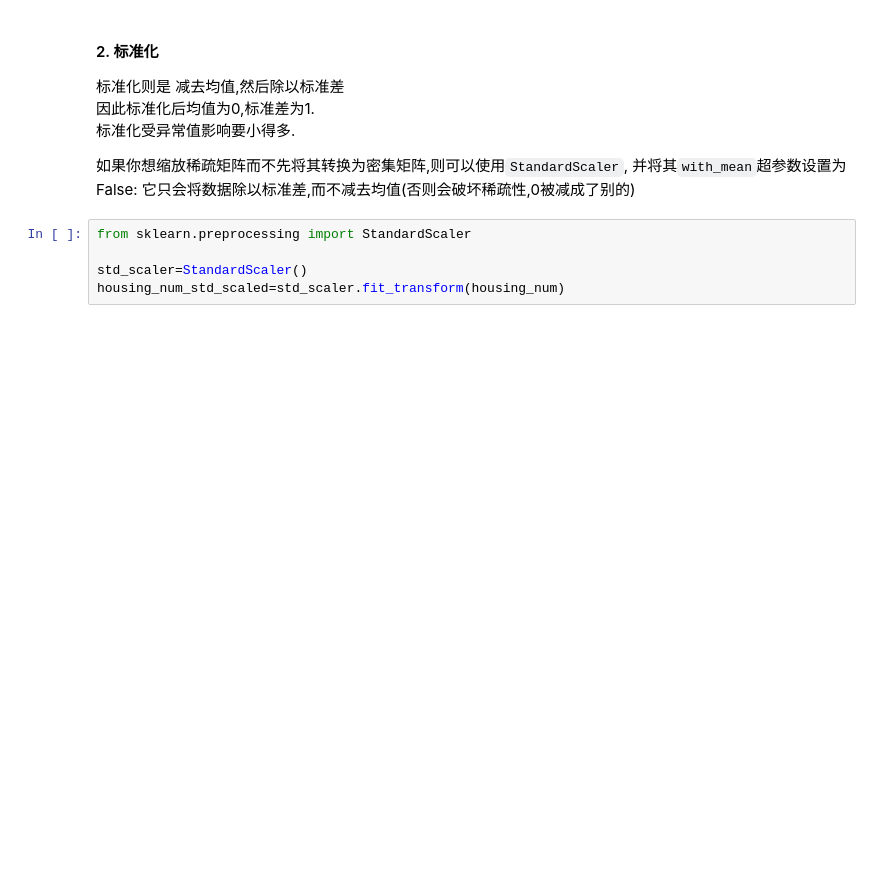
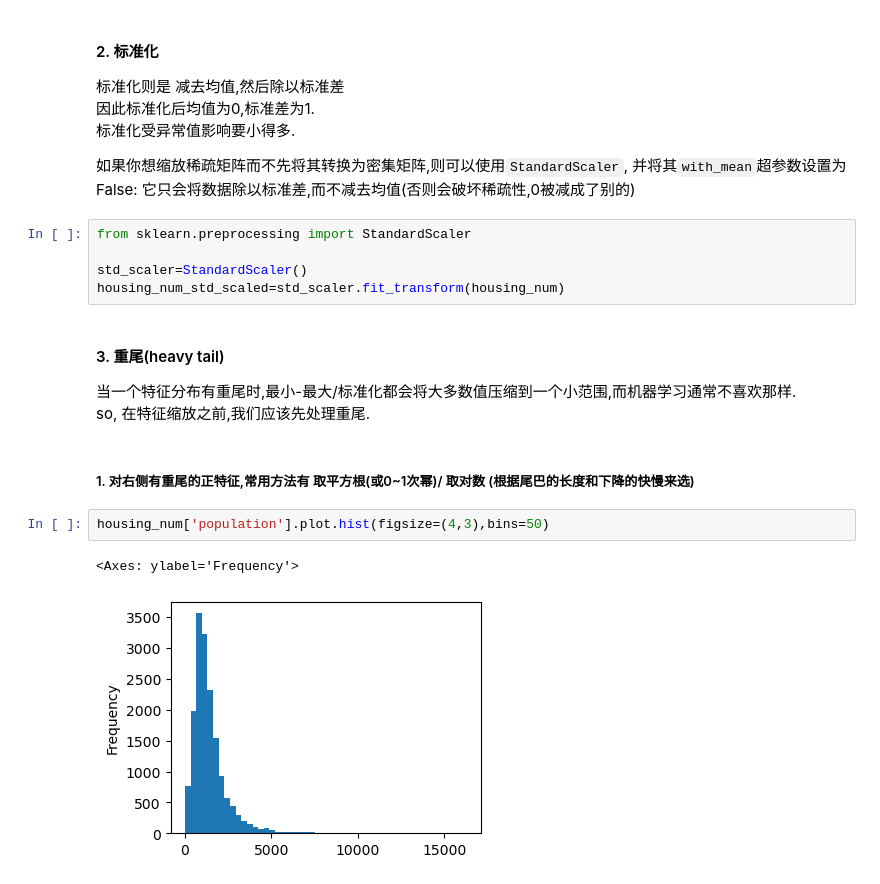
Before and after one commit to ym-ml/ML-DL_note, a Jupyter notebook: Hands-On_ML_withSklearn/Ch2.ipynb, the cells around one changed output. Saved outputs shown, nothing was run; the diff lists cells and outputs as text; blank space fills up the shorter version.

```diff
--- a/Hands-On_ML_withSklearn/Ch2.ipynb
+++ b/Hands-On_ML_withSklearn/Ch2.ipynb
@@ -685,3 +685,14 @@ from sklearn.preprocessing import StandardScaler
 
 std_scaler=StandardScaler()
 housing_num_std_scaled=std_scaler.fit_transform(housing_num)
+# %% [markdown]
+#### 3. 重尾(heavy tail)
+当一个特征分布有重尾时,最小-最大/标准化都会将大多数值压缩到一个小范围,而机器学习通常不喜欢那样.
+so, 在特征缩放之前,我们应该先处理重尾.
+# %% [markdown]
+##### 1. 对右侧有重尾的正特征,常用方法有 取平方根(或0~1次幂)/ 取对数 (根据尾巴的长度和下降的快慢来选)
+# %%
+housing_num['population'].plot.hist(figsize=(4,3),bins=50)
+# %% [output]
+<Axes: ylabel='Frequency'>
+[figure, added]
```
Also changed, not shown: parts of 17 cells of this notebook.
